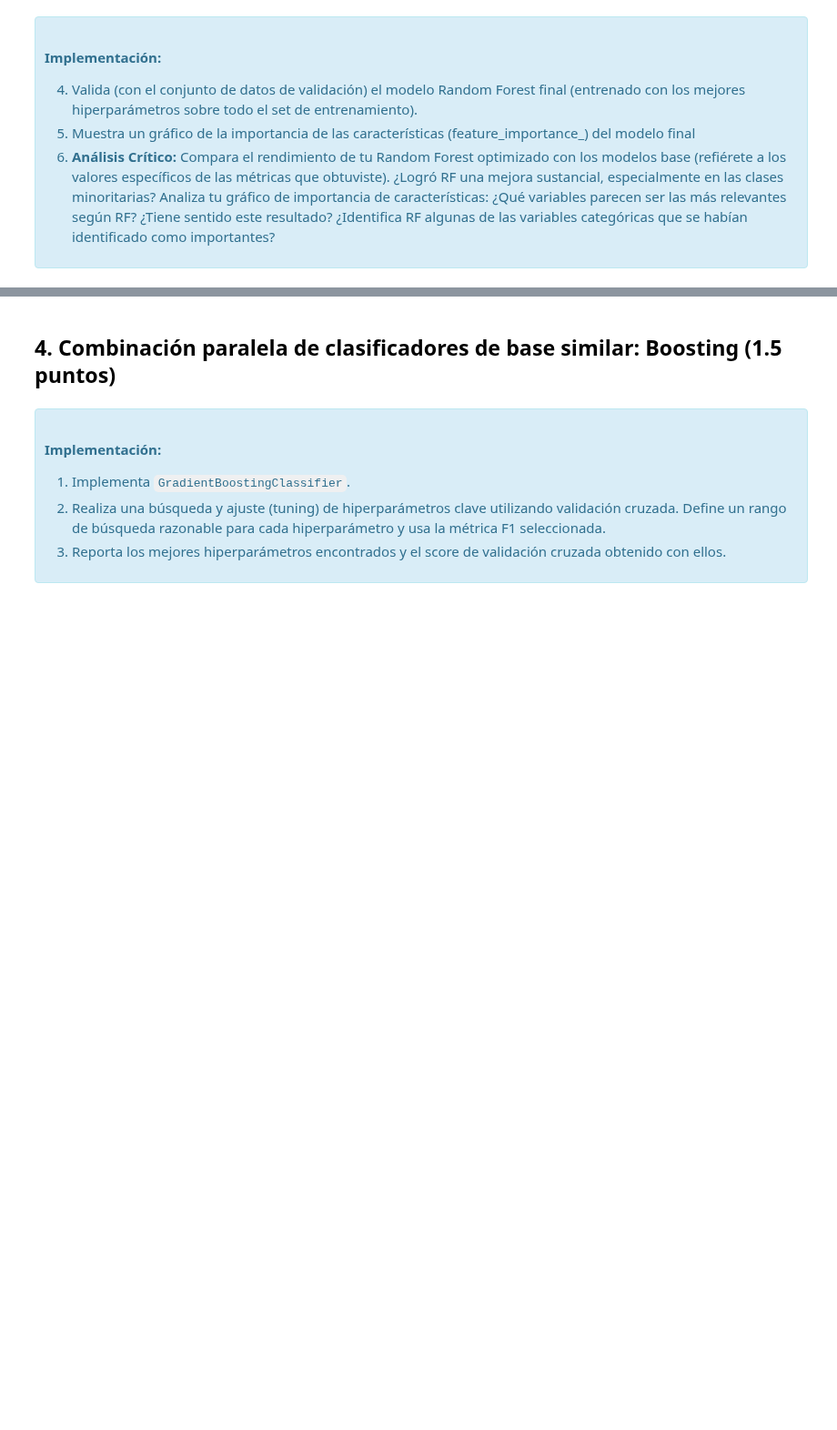
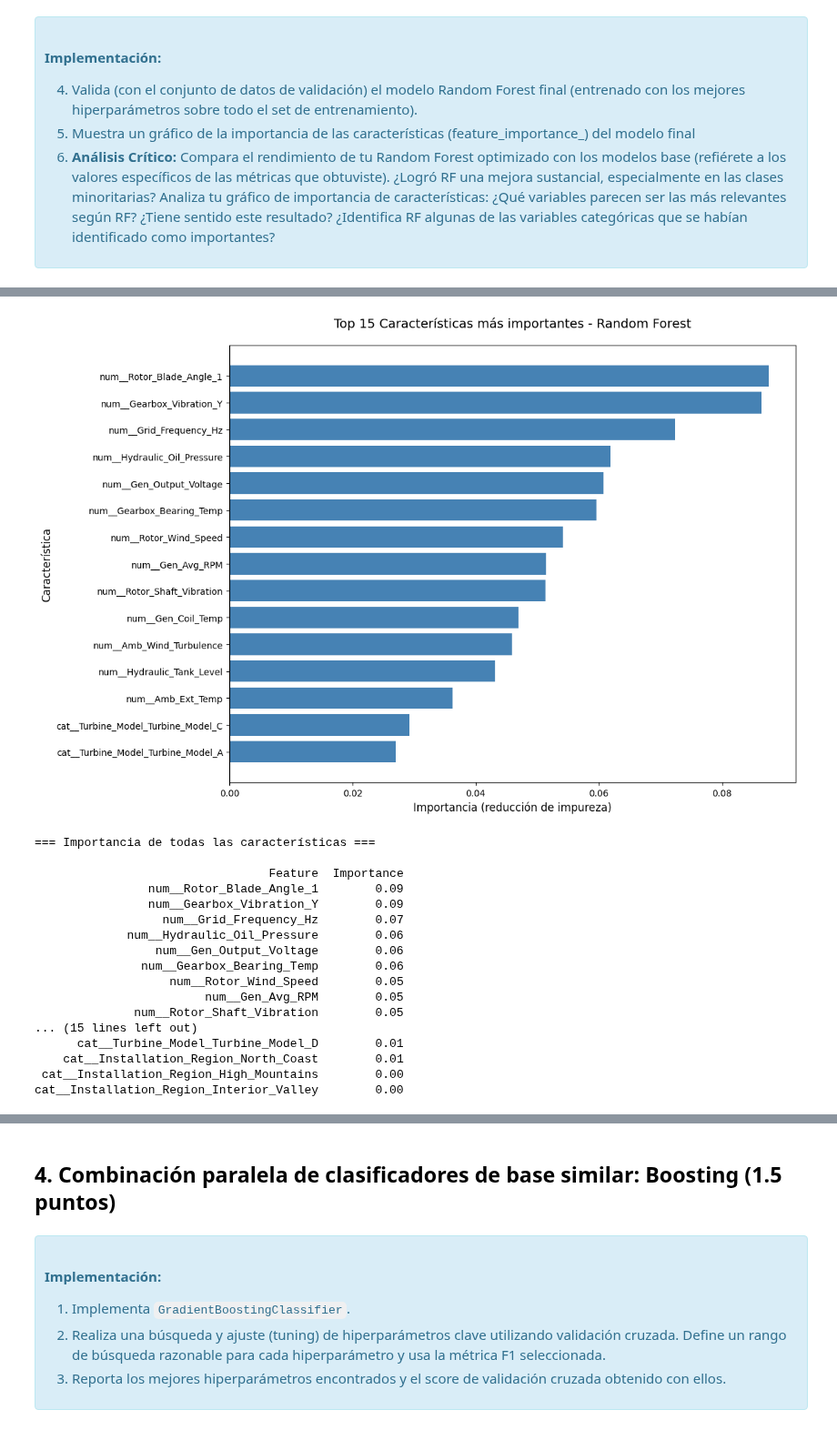
Before and after one commit to JulioUQ/Aprendizaje-automatico-con-python, a Jupyter notebook: Bloque 4 - Combinación-de-modelos/PEC/M2_891_20251_PEC4_UBEDAQUESADAJULIO.ipynb, the cells around one changed output, grey strips where cells are left out. Shown at 91% size. Cells and saved outputs as stored; diff of their text form; code cells hidden in the pictures; blank space fills up the shorter version.

```diff
--- a/Bloque 4 - Combinación-de-modelos/PEC/M2_891_20251_PEC4_UBEDAQUESADAJULIO.ipynb
+++ b/Bloque 4 - Combinación-de-modelos/PEC/M2_891_20251_PEC4_UBEDAQUESADAJULIO.ipynb
@@ -927,0 +927,8 @@ weighted avg      0.668     0.658     0.662       600
+# %%
+rf = Pipeline(steps=[
+    ('preprocessor', preprocessor),
+    ('model', RandomForestClassifier(
+        random_state=42,
+        class_weight='balanced'
+    ))
+])
@@ -948,0 +1015,7 @@ weighted avg      0.668     0.658     0.662       600
+# %%
+# Entrenar el modelo final con los mejores hiperparámetros
+best_rf = grid_rf.best_estimator_
+y_pred_rf = best_rf.predict(X_test)
+
+# Evaluación del modelo final
+evaluate_model("Random Forest (optimizado)", y_test, y_pred_rf)
@@ -948,0 +1039,46 @@ weighted avg      0.668     0.658     0.662       600
+# %%
+# Extraer importancias del modelo entrenado
+rf_model = best_rf.named_steps['model']
+feature_names = best_rf.named_steps['preprocessor'].get_feature_names_out()
+importances = rf_model.feature_importances_
+
+# Crear DataFrame para visualización
+feature_importance_df = pd.DataFrame({
+    'Feature': feature_names,
+    'Importance': importances
+}).sort_values(by='Importance', ascending=False)
+
+# Visualización de las 15 características más importantes
+plt.figure(figsize=(12, 8))
+top_features = feature_importance_df.head(15)
+plt.barh(top_features['Feature'], top_features['Importance'], color='steelblue')
+plt.xlabel('Importancia (reducción de impureza)', fontsize=12)
+plt.ylabel('Característica', fontsize=12)
+plt.title('Top 15 Características más importantes - Random Forest', fontsize=14, pad=20)
+plt.gca().invert_yaxis()
+plt.tight_layout()
+plt.savefig(r'..\Visualizaciones\rf_feature_importance.png', dpi=300, bbox_inches='tight')
+plt.show()
+
+# Mostrar tabla completa ordenada
+print("\n=== Importancia de todas las características ===\n")
+print(feature_importance_df.to_string(index=False))
+# %% [output]
+[figure, added]
+=== Importancia de todas las características ===
+
+                                 Feature  Importance
+                num__Rotor_Blade_Angle_1        0.09
+                num__Gearbox_Vibration_Y        0.09
+                  num__Grid_Frequency_Hz        0.07
+             num__Hydraulic_Oil_Pressure        0.06
+                 num__Gen_Output_Voltage        0.06
+               num__Gearbox_Bearing_Temp        0.06
+                   num__Rotor_Wind_Speed        0.05
+                        num__Gen_Avg_RPM        0.05
+              num__Rotor_Shaft_Vibration        0.05
+... (15 lines left out)
+      cat__Turbine_Model_Turbine_Model_D        0.01
+    cat__Installation_Region_North_Coast        0.01
+ cat__Installation_Region_High_Mountains        0.00
+cat__Installation_Region_Interior_Valley        0.00
```
Also changed, not shown: parts of 37 cells of this notebook, 3 other files.
